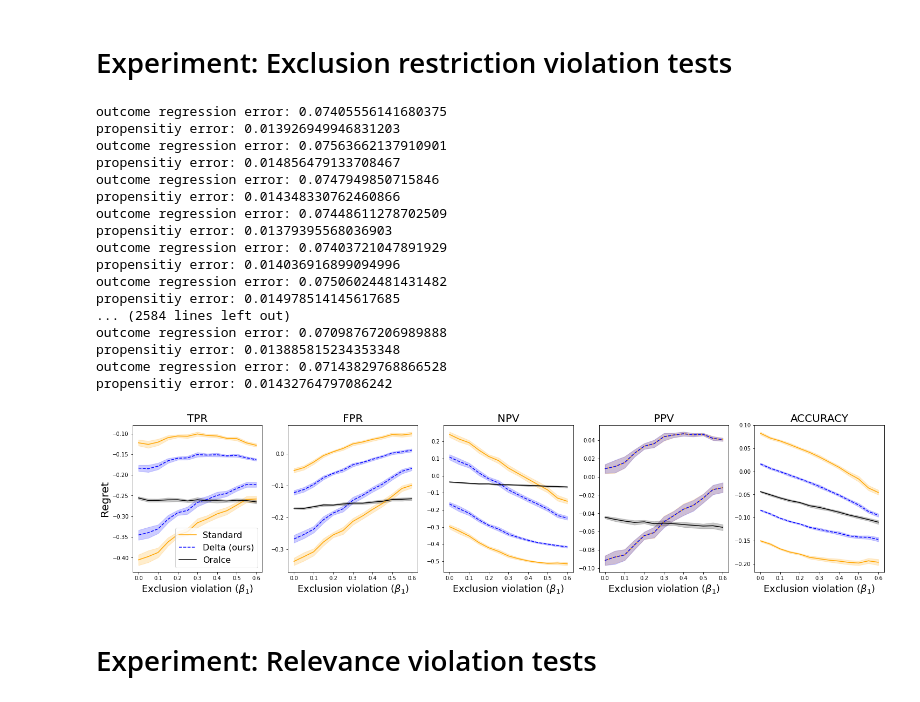
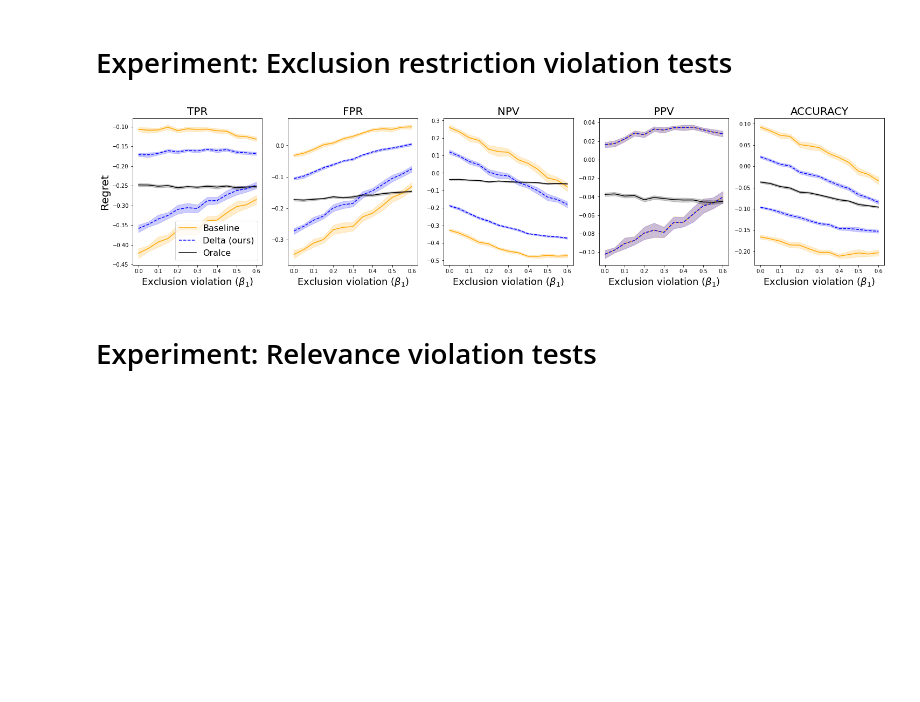
Before and after one commit to lguerdan/policy_comparison_under_confounding, a Jupyter notebook: synthetic_experiments_main.ipynb, the cells around one changed output. Saved outputs shown, nothing was run; the diff lists cells and outputs as text; code cells hidden in the pictures; blank space fills up the shorter version.

```diff
--- a/synthetic_experiments_main.ipynb
+++ b/synthetic_experiments_main.ipynb
@@ -212,48 +149,34 @@ propensitiy error: 0.05499553473240751
 # %%
 lambdas = np.arange(1, 2.6, .1)
 Dx, Du = 5, 2
 nD = Dx+Du
 
 dgp = {
     'N': 20000,
     'Dx': Dx,
     'Du': Du,
     'nz': 10,                # Number of finite pre-treatment values
     'beta_zy': 0,            # Z -> Y loading (=0 ==> exclusion restriction is satisfied)
     'e1_coeffs': 4*np.random.rand(nD) - 2,
     'z_coeffs':  4*np.random.rand(nD) - 2,
     'mu1_coeffs': 4*np.random.rand(nD) - 1,
     'mu0_coeffs': 4*np.random.rand(nD) - 2,
     't_coeffs': 4*np.random.rand(nD) - 3,
     'lambda_star': 1.7,
     'id_assumption': 'IV',
     'model': 'LR'
 }
 
 dgp = set_dgp_config(dgp, 'IV')
 dgp['beta_zd'] = 1.25
 beta_zy = [0, 0.05, 0.1, 0.15, 0.2, 0.25, 0.3, 0.35, 0.4, 0.45, .5, .55, .6]
-bedf = experiments.exclusion_sensitivity_experiment(dgp, beta_zy, n_sims=20, est_method='plugin', K=5)
+# bedf = experiments.exclusion_sensitivity_experiment(dgp, beta_zy, n_sims=20, est_method='plugin', K=5)
+
+bedf = pd.read_csv('results/iv_exclusion_df_GB_K5_N20.csv')
+
 plots.plot_exclusion_sensitivity(bedf, 'figs/exclusion_sensitivity.pdf')
 # %% [output]
-outcome regression error: 0.07405556141680375
-propensitiy error: 0.013926949946831203
-outcome regression error: 0.07563662137910901
-propensitiy error: 0.014856479133708467
-outcome regression error: 0.0747949850715846
-propensitiy error: 0.014348330762460866
-outcome regression error: 0.07448611278702509
-propensitiy error: 0.01379395568036903
-outcome regression error: 0.07403721047891929
-propensitiy error: 0.014036916899094996
-outcome regression error: 0.07506024481431482
-propensitiy error: 0.014978514145617685
-... (2584 lines left out)
-outcome regression error: 0.07098767206989888
-propensitiy error: 0.013885815234353348
-outcome regression error: 0.07143829768866528
-propensitiy error: 0.01432764797086242
-[figure, old version]
+[figure, new version]
 # %% [markdown]
 # Experiment: Relevance violation tests
 # %%
```
Also changed, not shown: parts of 10 cells of this notebook, 8 other files.
